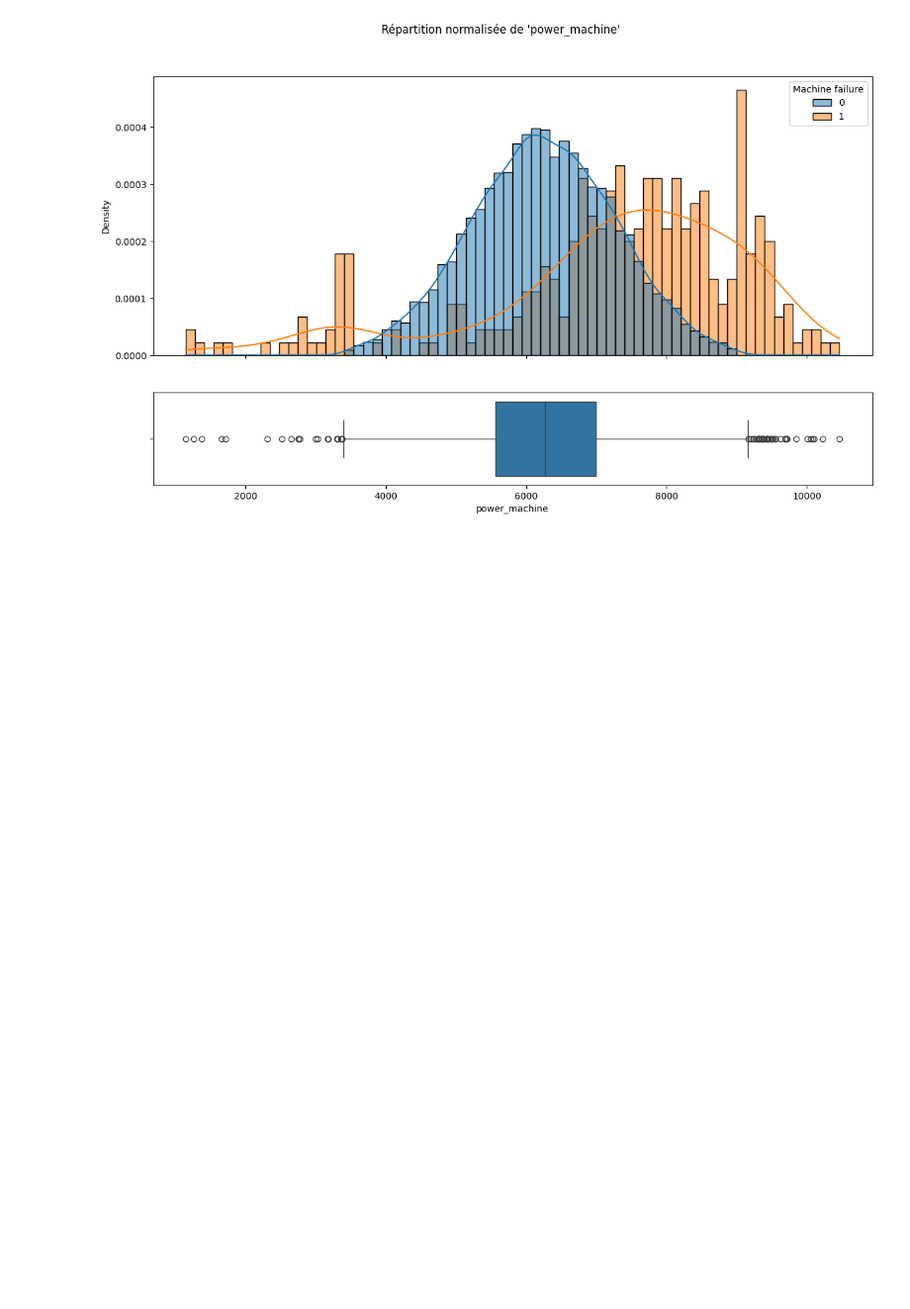
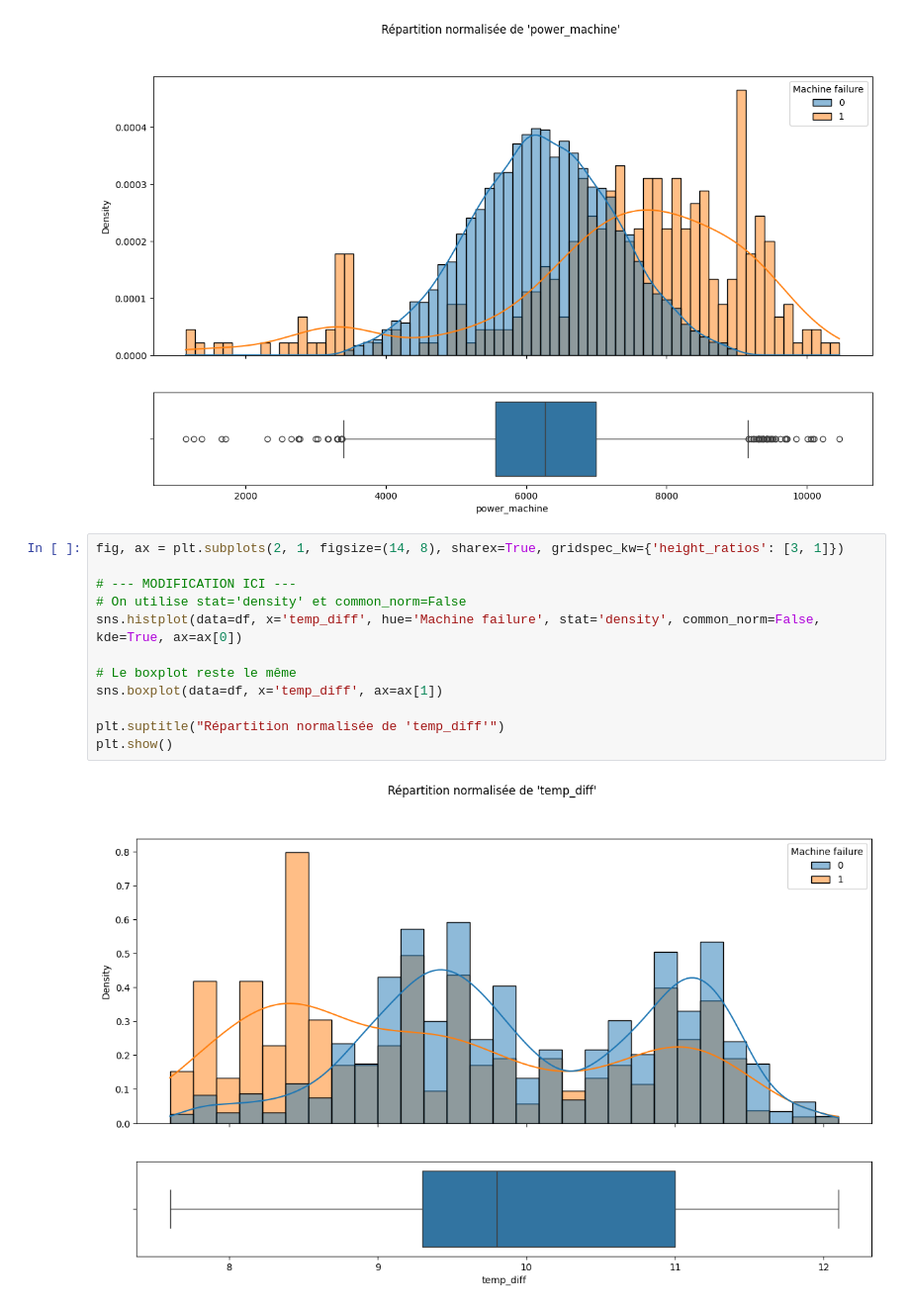
Before and after one commit to SimonGallien/Predictive-Maintenance-Dataset-AI4I-2020-, a Jupyter notebook: notebooks/eda.ipynb, the cells around one changed output. Shown at 99% size. Cells and saved outputs as stored; diff of their text form; blank space fills up the shorter version.

```diff
--- a/notebooks/eda.ipynb
+++ b/notebooks/eda.ipynb
@@ -272,3 +272,17 @@ plt.suptitle("Répartition normalisée de 'power_machine'")
 plt.show()
 # %% [output]
 [figure]
+# %%
+fig, ax = plt.subplots(2, 1, figsize=(14, 8), sharex=True, gridspec_kw={'height_ratios': [3, 1]})
+
+# --- MODIFICATION ICI ---
+# On utilise stat='density' et common_norm=False
+sns.histplot(data=df, x='temp_diff', hue='Machine failure', stat='density', common_norm=False, kde=True, ax=ax[0])
+
+# Le boxplot reste le même
+sns.boxplot(data=df, x='temp_diff', ax=ax[1])
+
+plt.suptitle("Répartition normalisée de 'temp_diff'")
+plt.show()
+# %% [output]
+[figure, added]
```
Also changed, not shown: parts of 2 cells of this notebook, 5 other files.
